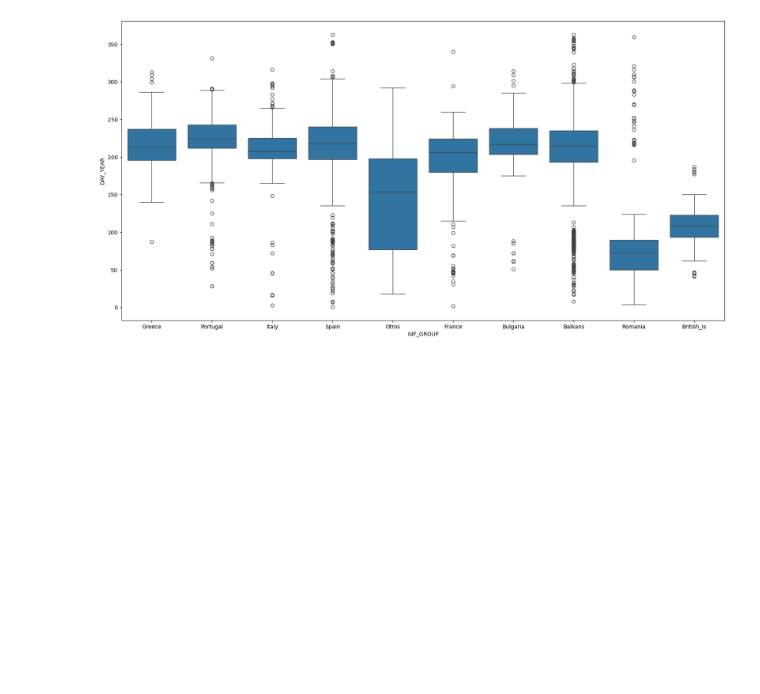
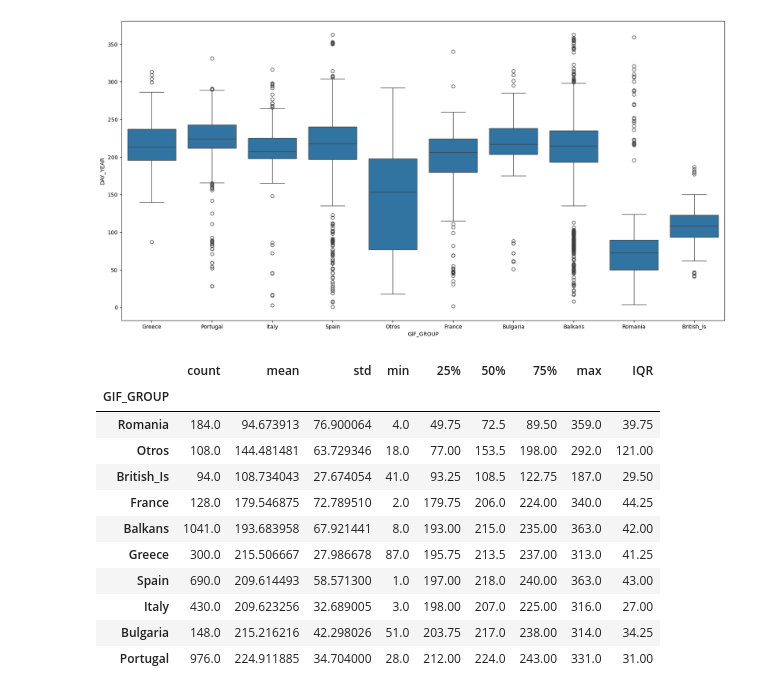
Before and after one commit to vrieraj/EDA_EFFIS, a Jupyter notebook: EDA_EFFIS.ipynb, the cells around one changed output. Drawn from its saved outputs; the diff is of its cells as text; code cells hidden in the pictures; blank space fills up the shorter version.

```diff
--- a/EDA_EFFIS.ipynb
+++ b/EDA_EFFIS.ipynb
@@ -404,3 +404,24 @@ plt.figure(figsize=(20, 10))
 sns.boxplot(effis, x='GIF_GROUP', y='DAY_YEAR');
 # %% [output]
 [figure]
+# %%
+# Vamos a intentar  delimitar  el período de primavera
+# Para ello, usaremos de modelo  a Rumanía e Islas Britanicas  frente  al resto de países
+# (a salvedad del grupo 'Otros' que quedará al margen debido a su amplitud)
+
+std_epoca = effis.groupby('GIF_GROUP')['DAY_YEAR'].describe()
+std_epoca['IQR'] = std_epoca['75%'] - std_epoca['25%']
+std_epoca.sort_values('25%')
+# %% [output]
+|  | count | mean | std | min | 25% | 50% | 75% | max | IQR |
+| GIF_GROUP |  |  |  |  |  |  |  |  |  |
+| Romania | 184.0 | 94.673913 | 76.900064 | 4.0 | 49.75 | 72.5 | 89.50 | 359.0 | 39.75 |
+| Otros | 108.0 | 144.481481 | 63.729346 | 18.0 | 77.00 | 153.5 | 198.00 | 292.0 | 121.00 |
+| British_Is | 94.0 | 108.734043 | 27.674054 | 41.0 | 93.25 | 108.5 | 122.75 | 187.0 | 29.50 |
+| France | 128.0 | 179.546875 | 72.789510 | 2.0 | 179.75 | 206.0 | 224.00 | 340.0 | 44.25 |
+| Balkans | 1041.0 | 193.683958 | 67.921441 | 8.0 | 193.00 | 215.0 | 235.00 | 363.0 | 42.00 |
+| Greece | 300.0 | 215.506667 | 27.986678 | 87.0 | 195.75 | 213.5 | 237.00 | 313.0 | 41.25 |
+| Spain | 690.0 | 209.614493 | 58.571300 | 1.0 | 197.00 | 218.0 | 240.00 | 363.0 | 43.00 |
+| Italy | 430.0 | 209.623256 | 32.689005 | 3.0 | 198.00 | 207.0 | 225.00 | 316.0 | 27.00 |
+| Bulgaria | 148.0 | 215.216216 | 42.298026 | 51.0 | 203.75 | 217.0 | 238.00 | 314.0 | 34.25 |
+| Portugal | 976.0 | 224.911885 | 34.704000 | 28.0 | 212.00 | 224.0 | 243.00 | 331.0 | 31.00 |
```
Also changed, not shown: parts of 3 cells of this notebook.
